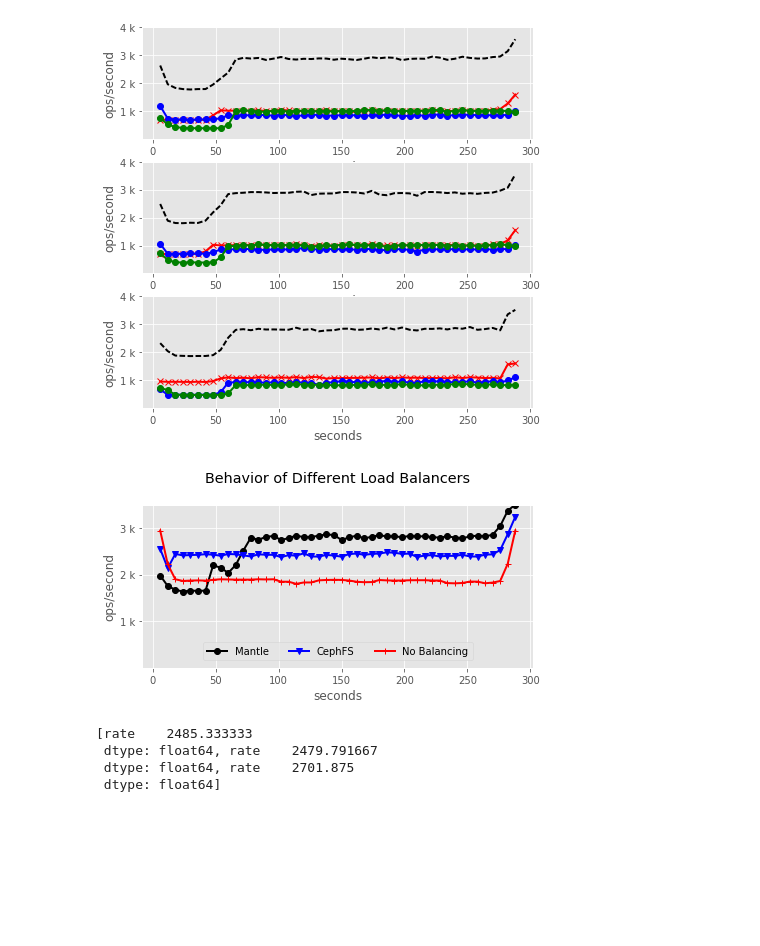
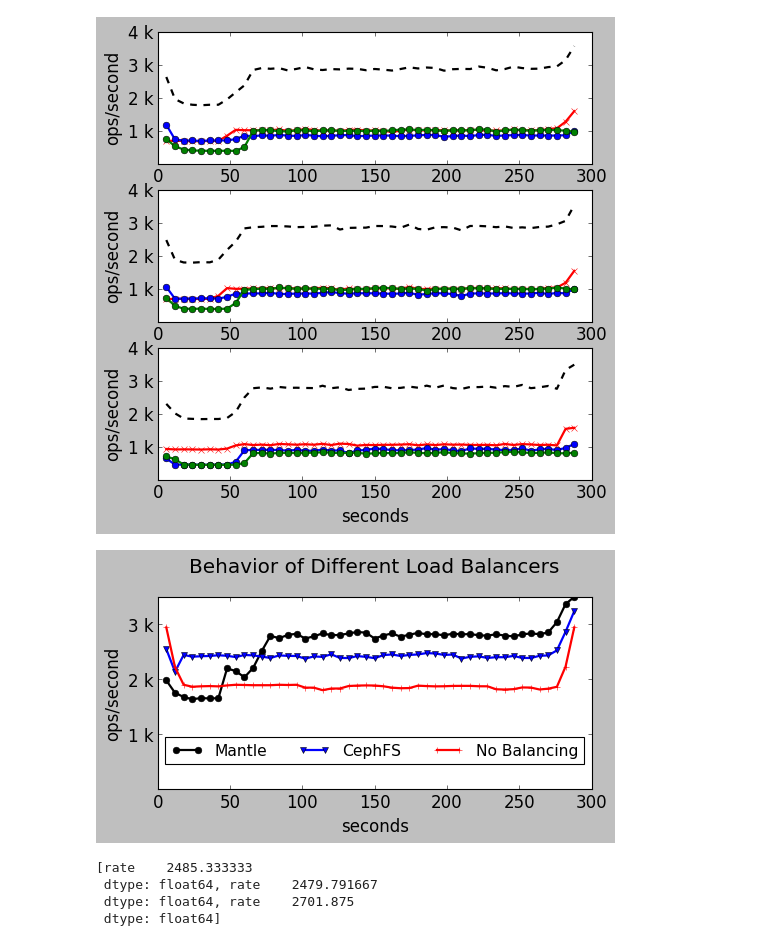
Before and after one commit to michaelsevilla/malacology-popper, a Jupyter notebook: experiments/mds-zlog-seq-migrate-redux-3client/results-mantle-runs/visualize.ipynb, the cells around one changed output. Drawn from its saved outputs; the diff is of its cells as text; code cells hidden in the pictures; blank space fills up the shorter version.

```diff
--- a/experiments/mds-zlog-seq-migrate-redux-3client/results-mantle-runs/visualize.ipynb
+++ b/experiments/mds-zlog-seq-migrate-redux-3client/results-mantle-runs/visualize.ipynb
@@ -11,6 +11,9 @@ import datetime
 from matplotlib.ticker import FormatStrFormatter
 %matplotlib inline
 plt.style.use('ggplot')
+plt.style.use('classic')
+font = {'size'   : 15}
+matplotlib.rc('font', **font)
 # %%
 def sum_throughput(trace):
     s = []
@@ -101,7 +104,7 @@ graph_it(ax, "../results-mantle-runs-getoffproxy/mantle-runs-getoffproxy", 1)
 ax = fig.add_subplot(313)
 graph_it(ax, "../results-mantle-runs-getoffproxy/mantle-runs-getoffproxy", 2)
 # %% [output]
-[figure, old version]
+[figure, new version]
 # %%
 #fig = plt.figure(figsize=(7, 7))
 
@@ -116,15 +119,15 @@ graph_it(ax, "../results-mantle-runs-getoffproxy/mantle-runs-getoffproxy", 2)
 # %%
 fig = plt.figure(figsize=(7, 3))
 ax = fig.add_subplot(111)
 mantle = graph_total(ax, "mantle-runs", label="Mantle", run=2)
 cephfs = graph_total(ax, "../results-cephfs/cephfs-mode1",label="CephFS", run=0, color='blue', marker='v')
 baseline = graph_total(ax, "../results-mantle/baseline", label="No Balancing", color='red', marker='+')
 ax.set_ylim(0, 3.5)
 ax.set_title("Behavior of Different Load Balancers", y=1.1)
-lgd = ax.legend(loc='center', ncol=3, bbox_to_anchor=(0.5,0.1))
+lgd = ax.legend(loc='center', ncol=3, bbox_to_anchor=(0.5,0.2), fontsize=14)
 plt.savefig('mantle-balancer-behaviors.png', dpi=300, bbox_inches='tight')
 # %% [output]
-[figure, old version]
+[figure, new version]
 # %%
 cephfs_mode0 = [graph_total(ax, "../results-cephfs/cephfs-mode0",label="CephFS", run=0, color='blue', marker='v').mean(),
                 graph_total(ax, "../results-cephfs/cephfs-mode0",label="CephFS", run=1, color='blue', marker='v').mean(),
```
Also changed, not shown: parts of 2 cells of this notebook, 5 other files.
